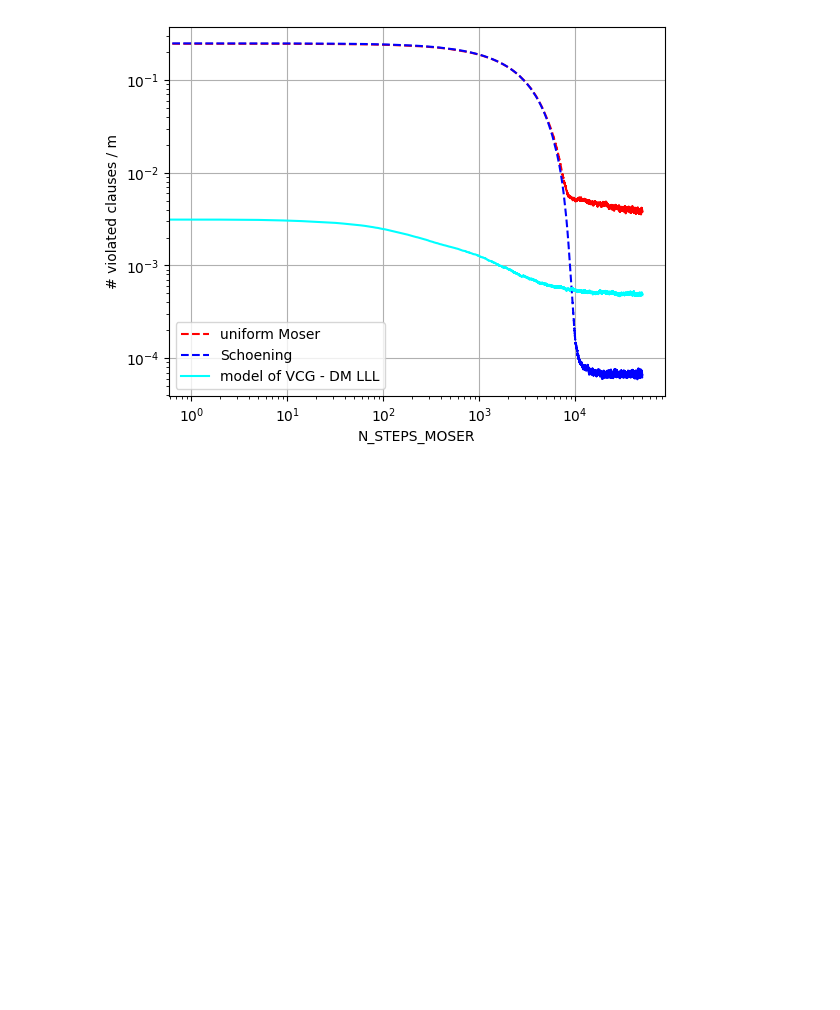
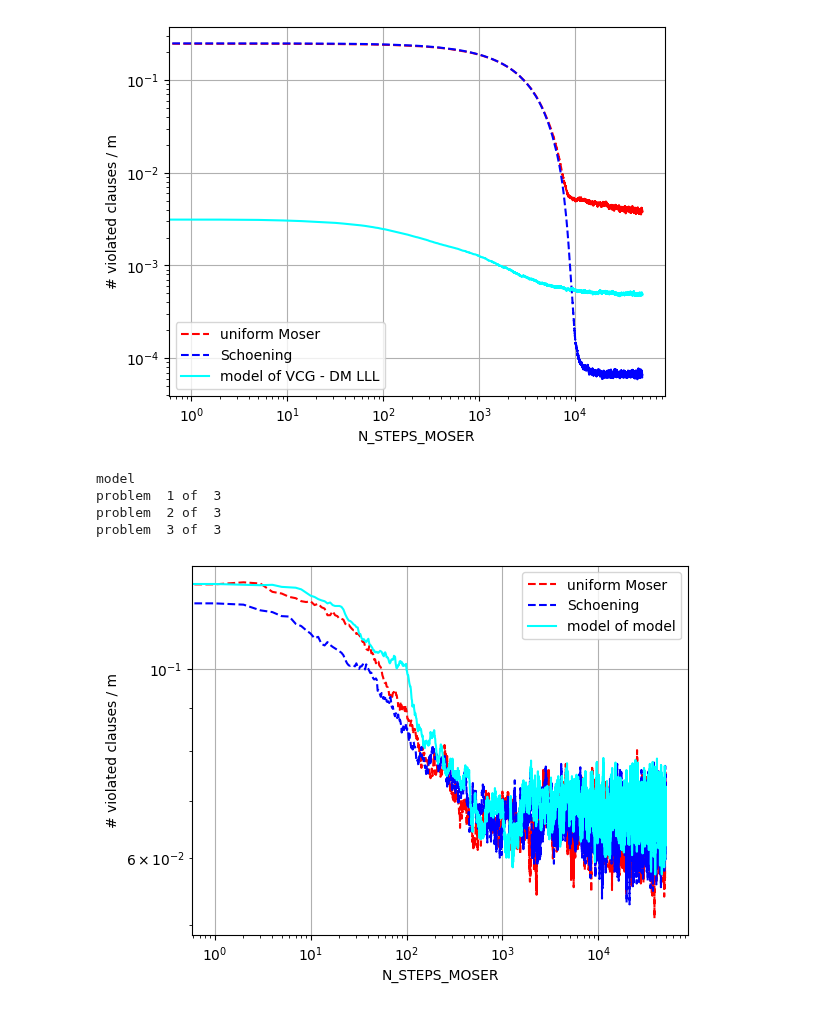
Before and after one commit to porscheofficial/sls_sat_solving_with_deep_learning, a Jupyter notebook: python/src/evaluate.ipynb, the cells around one changed output. Drawn from its saved outputs; the diff is of its cells as text; code cells hidden in the pictures; blank space fills up the shorter version.

```diff
--- a/python/src/evaluate.ipynb
+++ b/python/src/evaluate.ipynb
@@ -31,3 +31,22 @@ problem  15 of  17
 problem  16 of  17
 problem  17 of  17
 [figure]
+# %%
+from evaluate_with_given_params import load_model_and_test_moser_traj
+
+data_path = "/Users/p403830/Library/CloudStorage/OneDrive-PorscheDigitalGmbH/programming/generateSAT/samples_n300_subset"
+model_path = ["../../experiments/params_save/random_3SAT20230530-134743.npy"]
+colors = ["cyan"]
+model_names = ["model"]
+N_STEPS_MOSER = 50000
+N_RUNS_MOSER = 2
+path_trajs = False #"/Users/p403830/Desktop/" + "model_broadcast_test_subset_test_BroadcastTestSet_subset.npy"
+load_model_and_test_moser_traj(
+    data_path, model_path, model_names, N_STEPS_MOSER, N_RUNS_MOSER, colors, path_trajs = False
+)
+# %% [output]
+model
+problem  1 of  3
+problem  2 of  3
+problem  3 of  3
+[figure, added]
```
Also changed, not shown: 3 other files.
